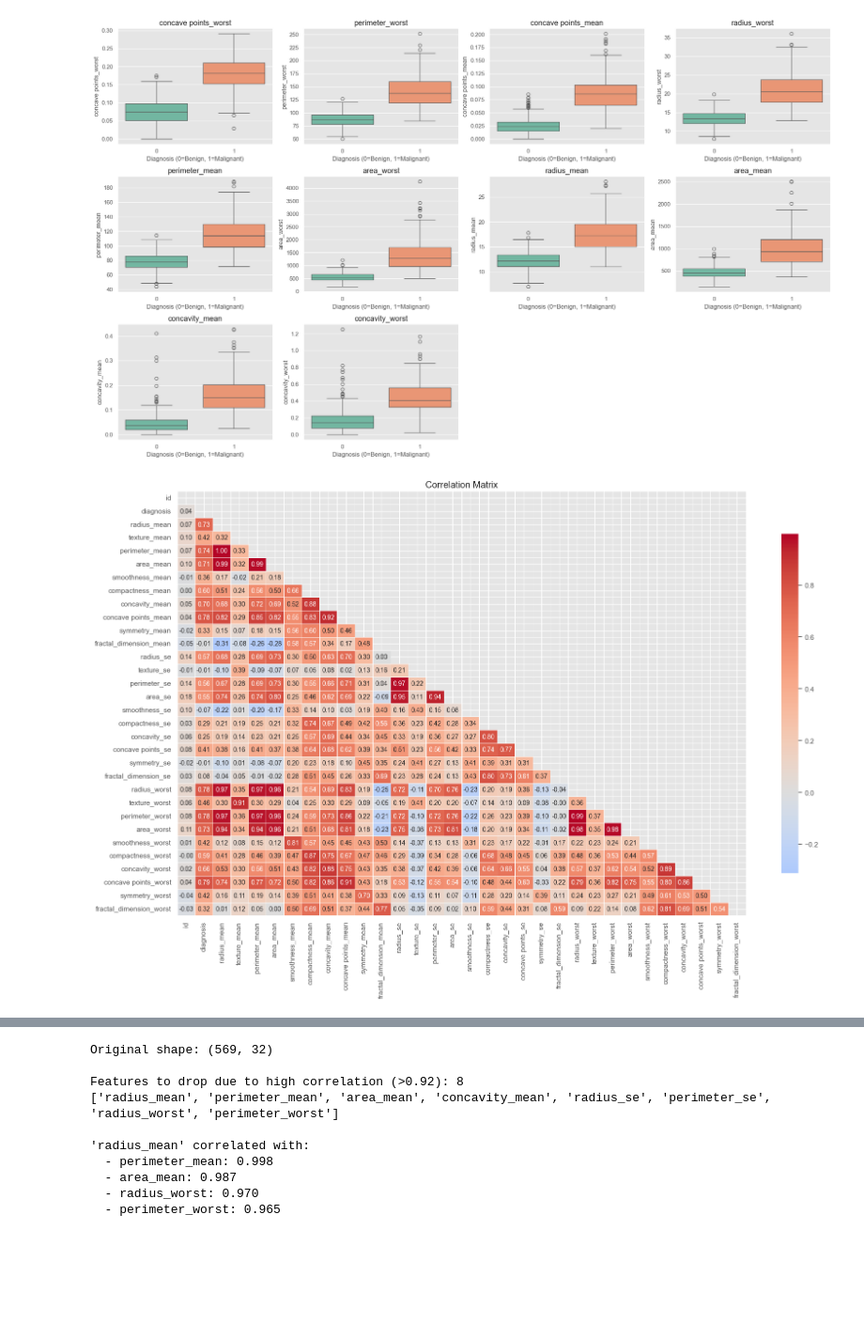
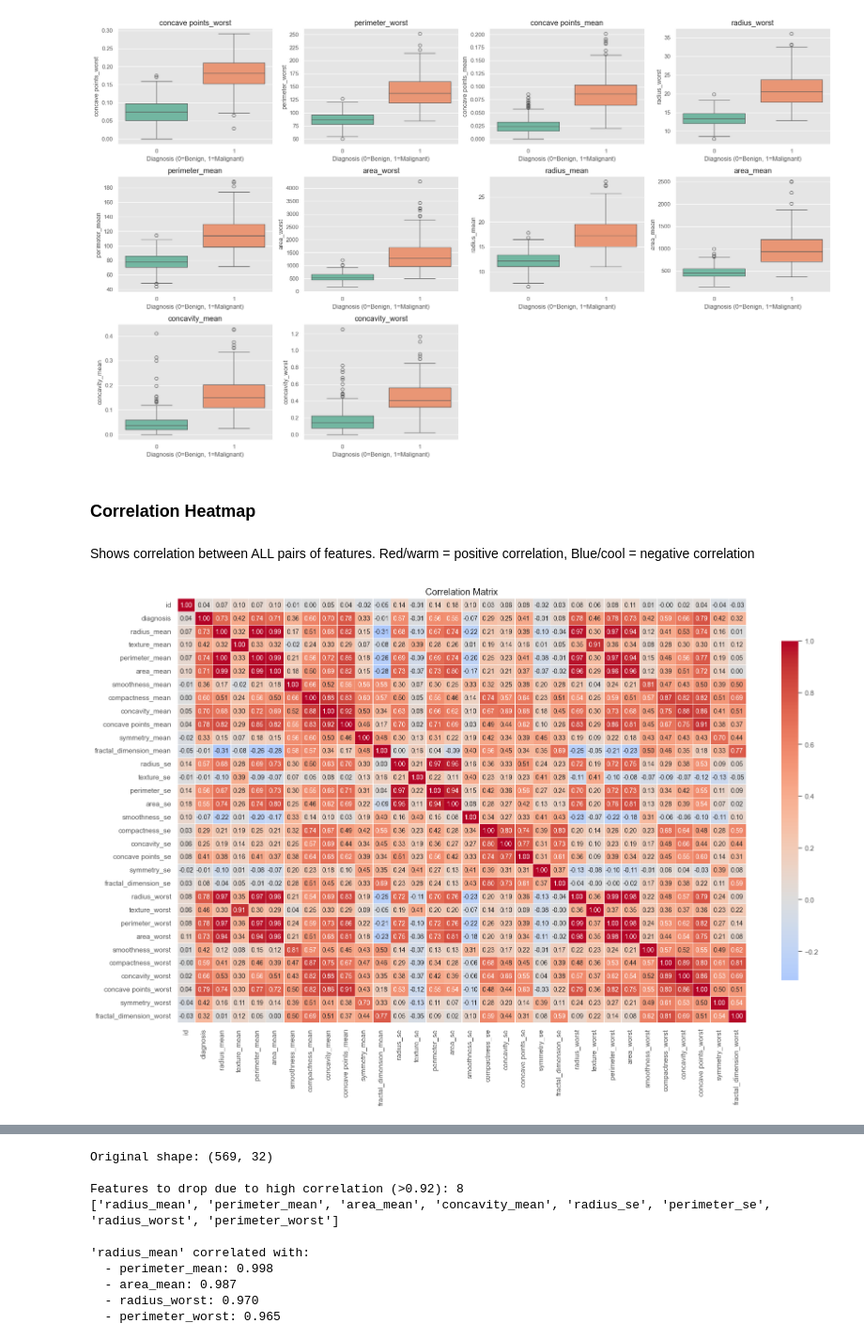
Before and after one commit to AkmalFazli27/breast-cancer-prediciton, a Jupyter notebook: notebook/exploration.ipynb, the cells around one changed output, grey strips where cells are left out. Shown at 94% size. Cells and saved outputs as stored; diff of their text form; code cells hidden in the pictures; blank space fills up the shorter version.

Commit message:
Add explanation for each visualization

```diff
--- a/notebook/exploration.ipynb
+++ b/notebook/exploration.ipynb
@@ -168,19 +184,21 @@ plt.tight_layout()
 plt.show()
 # %% [output]
 [figure]
+# %% [markdown]
+### Correlation Heatmap
+# %% [markdown]
+Shows correlation between ALL pairs of features. Red/warm = positive correlation, Blue/cool = negative correlation
 # %%
 plt.figure(figsize=(20,12))
 corr = df.corr()
-mask = np.triu(np.ones_like(corr, dtype=bool)) # for mask the right diagonal part
 sns.heatmap(corr,
-            mask=mask,
             cmap='coolwarm',     # built-in diverging colormap
             annot=True,          # show correlation numbers
             fmt=".2f",
             center=0,            # puts white/neutral at 0
             linewidths=0.5,
             cbar_kws={"shrink": .8})
 plt.title('Correlation Matrix')
 plt.show()
 # %% [output]
-[figure, old version]
+[figure, new version]
```
Also changed, not shown: parts of 12 cells of this notebook.
